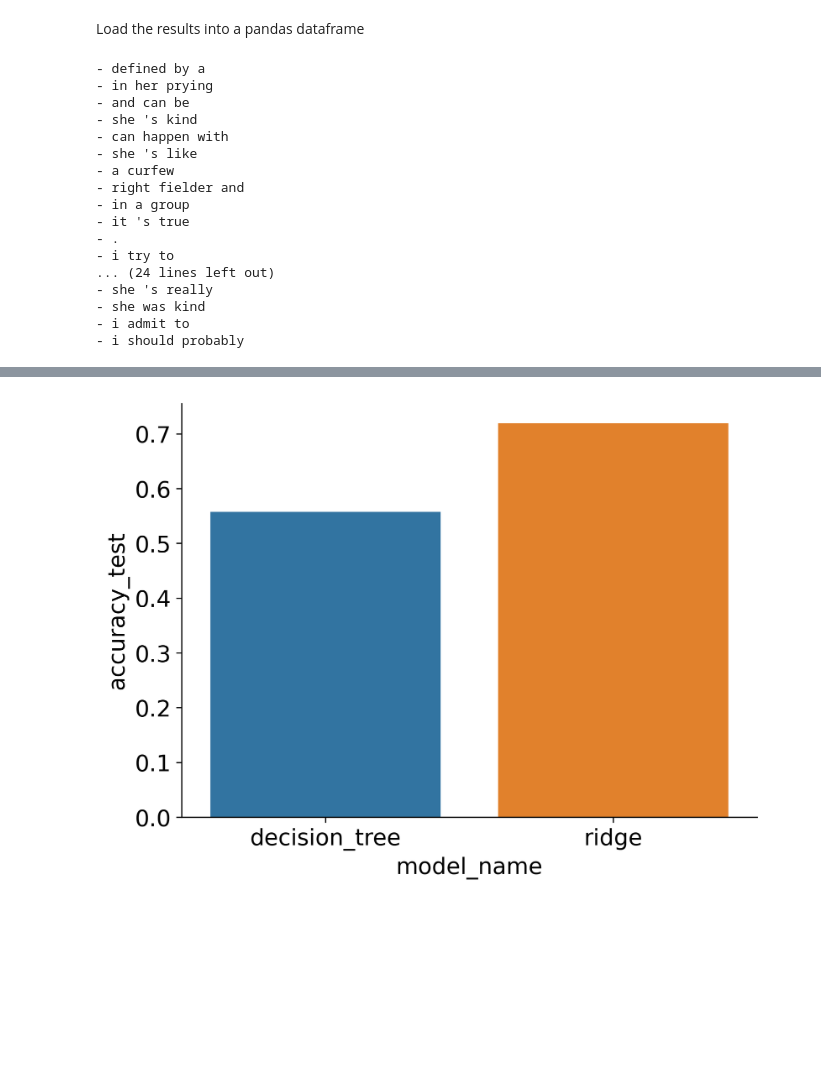
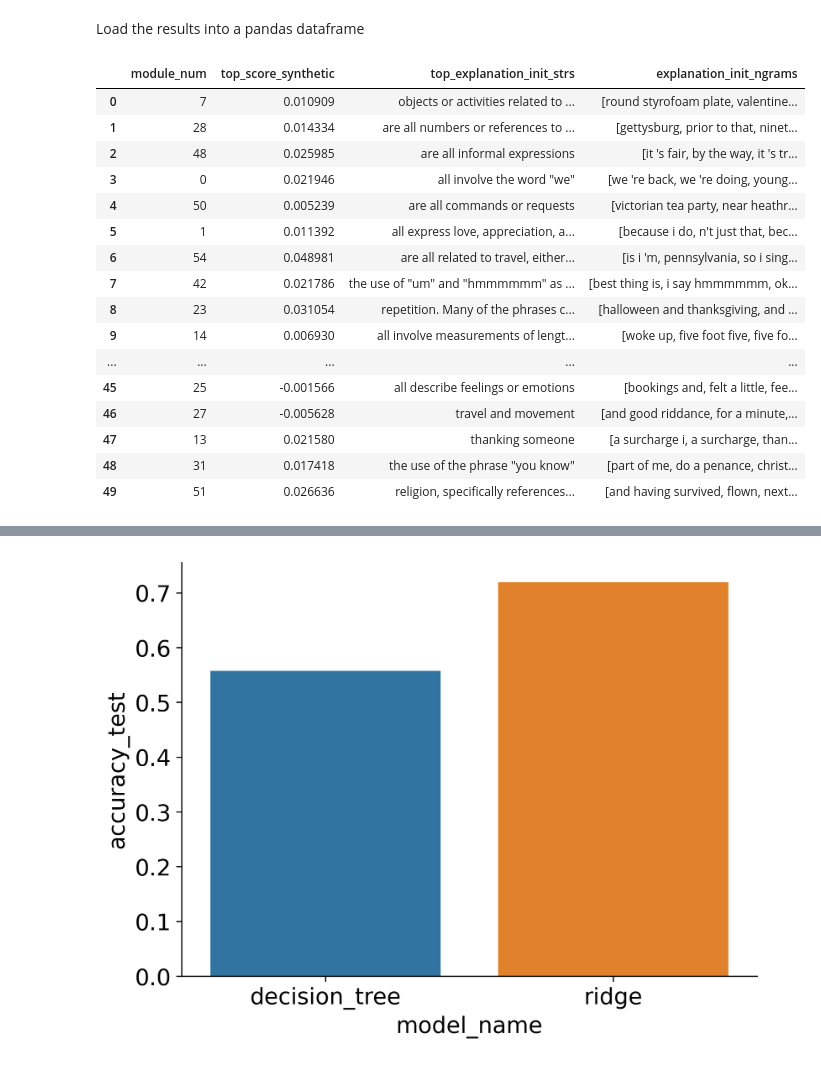
Before and after one commit to microsoft/automated-explanations, a Jupyter notebook: notebooks/01_model_results.ipynb, the cells around one changed output, grey strips where cells are left out. Saved outputs shown, nothing was run; the diff lists cells and outputs as text; code cells hidden in the pictures; blank space fills up the shorter version.

```diff
--- a/notebooks/01_model_results.ipynb
+++ b/notebooks/01_model_results.ipynb
@@ -11,7 +11,7 @@ import pickle as pkl
 import notebook_helper
 import sys
 sys.path.append('../experiments/')
-results_dir = '../results/feb9/'
+results_dir = '../results/feb10_fmri_sweep/'
 # %% [markdown]
 Load the results into a pandas dataframe
 # %%
@@ -28,28 +28,30 @@ for dir_name in tqdm(dir_names):
 
 r = pd.concat(results_list, axis=1).T.infer_objects()
 r.to_pickle(join(results_dir, 'results_aggregated.pkl'))
+# %%
+r[['module_num', 'top_score_synthetic', 'top_explanation_init_strs', 'explanation_init_ngrams']].head(n=50)
+# %% [output]
+|  | module_num | top_score_synthetic | top_explanation_init_strs | explanation_init_ngrams |
+| 0 | 7 | 0.010909 | objects or activities related to ... | [round styrofoam plate, valentine... |
+| 1 | 28 | 0.014334 | are all numbers or references to ... | [gettysburg, prior to that, ninet... |
+| 2 | 48 | 0.025985 | are all informal expressions | [it 's fair, by the way, it 's tr... |
+| 3 | 0 | 0.021946 | all involve the word "we" | [we 're back, we 're doing, young... |
+| 4 | 50 | 0.005239 | are all commands or requests | [victorian tea party, near heathr... |
+| 5 | 1 | 0.011392 | all express love, appreciation, a... | [because i do, n't just that, bec... |
+| 6 | 54 | 0.048981 | are all related to travel, either... | [is i 'm, pennsylvania, so i sing... |
+| 7 | 42 | 0.021786 | the use of "um" and "hmmmmmm" as ... | [best thing is, i say hmmmmmm, ok... |
+| 8 | 23 | 0.031054 | repetition. Many of the phrases c... | [halloween and thanksgiving, and ... |
+| 9 | 14 | 0.006930 | all involve measurements of lengt... | [woke up, five foot five, five fo... |
+| ... | ... | ... | ... | ... |
+| 45 | 25 | -0.001566 | all describe feelings or emotions | [bookings and, felt a little, fee... |
+| 46 | 27 | -0.005628 | travel and movement | [and good riddance, for a minute,... |
+| 47 | 13 | 0.021580 | thanking someone | [a surcharge i, a surcharge, than... |
+| 48 | 31 | 0.017418 | the use of the phrase "you know" | [part of me, do a penance, christ... |
+| 49 | 51 | 0.026636 | religion, specifically references... | [and having survived, flown, next... |
 # %%
 expls = r.sort_values('module_num')['explanation_init_ngrams']
 # %%
 print('- ' + '\n- '.join(list(set(expls[2]))[:40]))
-# %% [output]
-- defined by a
-- in her prying
-- and can be
-- she 's kind
-- can happen with
-- she 's like
-- a curfew
-- right fielder and
-- in a group
-- it 's true
-- .
-- i try to
-... (24 lines left out)
-- she 's really
-- she was kind
-- i admit to
-- i should probably
 # %%
 # fill missing args with default values from argparse
 r = notebook_helper.fill_missing_args_with_default(r, fname='01_explain.py')
```
Also changed, not shown: parts of 1 cell of this notebook, 2 other files.
